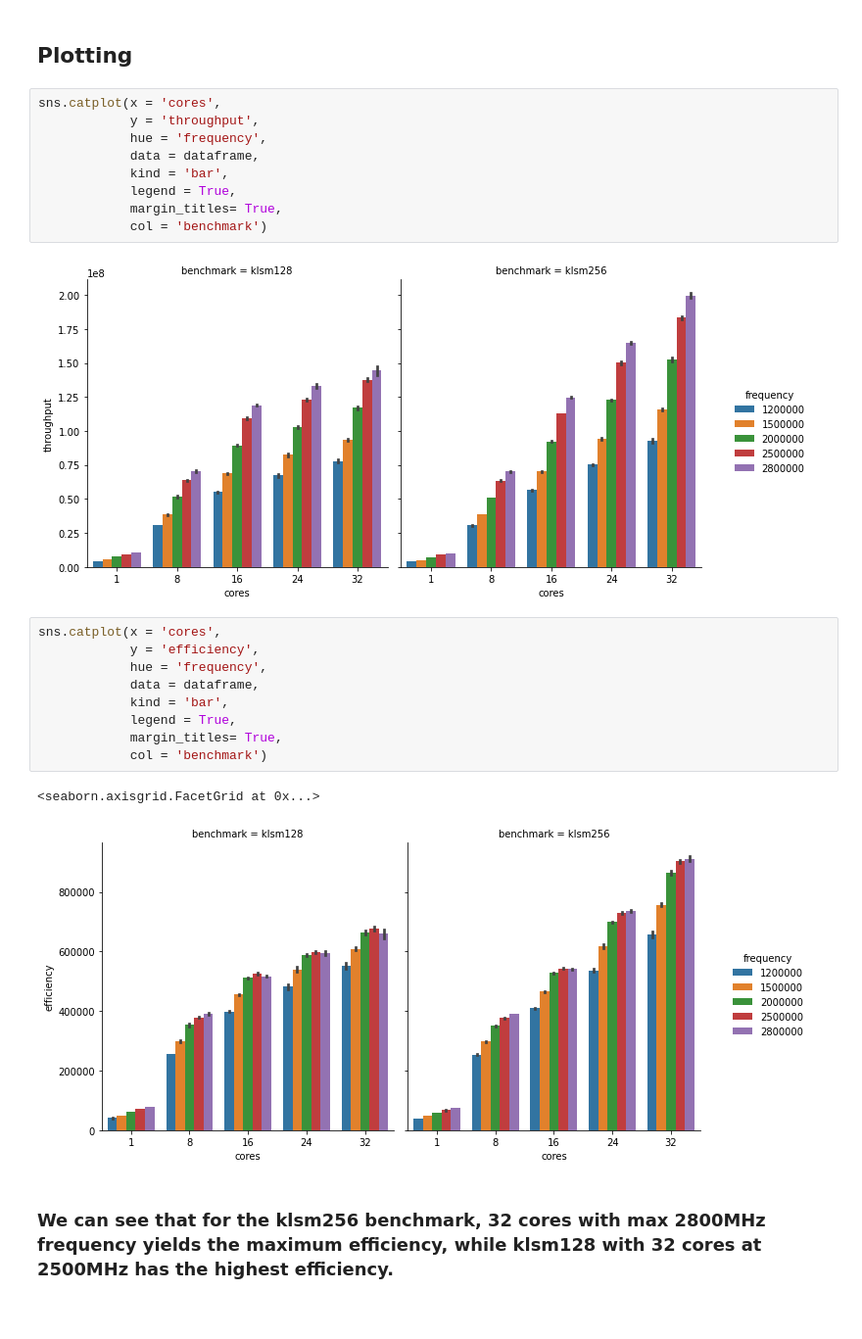
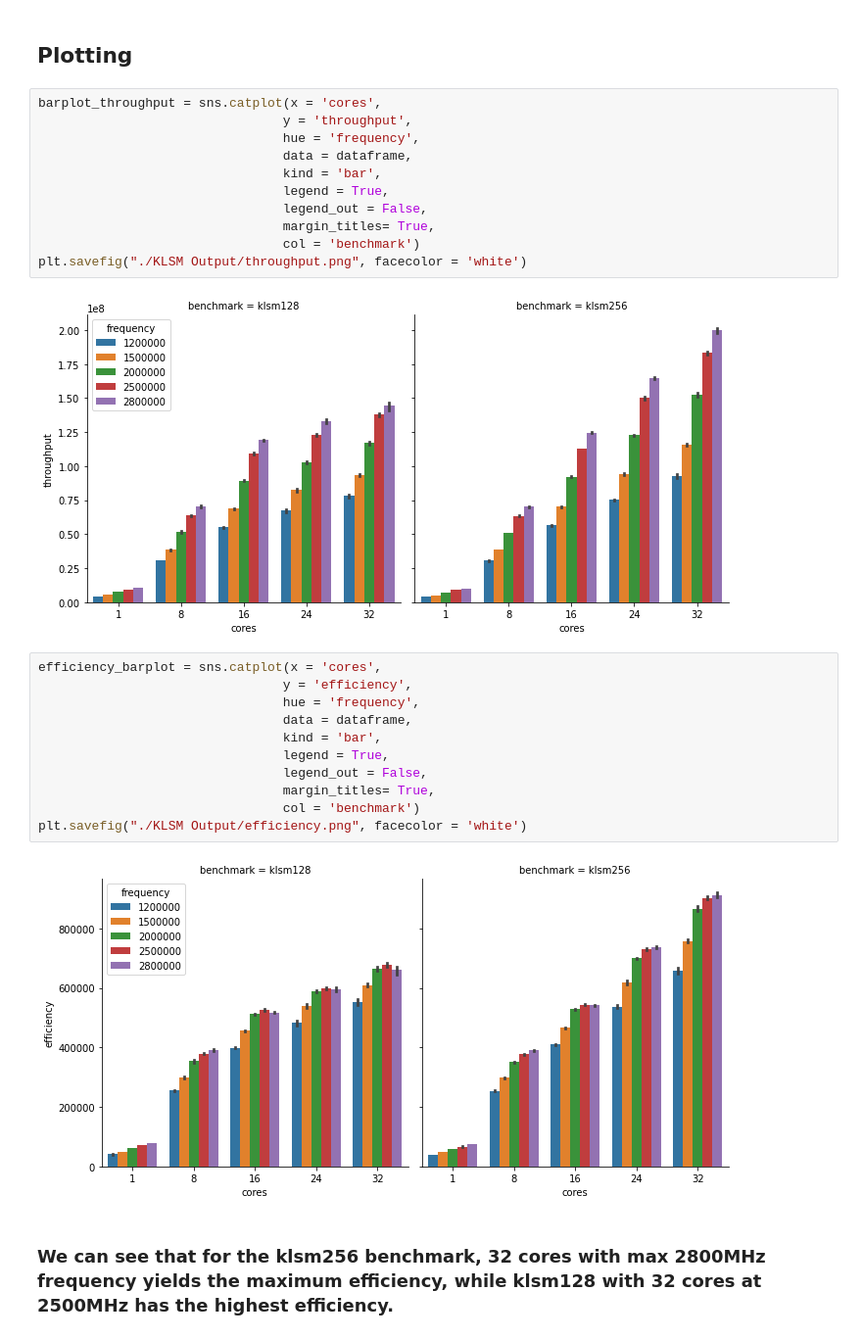
Before and after one commit to madhava20217/Relaxed_Memory_study, a Jupyter notebook: klsm_analysis.ipynb, the cells around one changed output. Shown at 98% size. Cells and saved outputs as stored; diff of their text form; blank space fills up the shorter version.

Commit message:
efficiency and throughput

```diff
--- a/klsm_analysis.ipynb
+++ b/klsm_analysis.ipynb
@@ -78,27 +78,30 @@ The performance per watt numbers are highest for 32 cores at 2.8GHz for the klsm
 # %% [markdown]
 ## Plotting
 # %%
-sns.catplot(x = 'cores',
-            y = 'throughput',
-            hue = 'frequency',
-            data = dataframe,
-            kind = 'bar',
-            legend = True,
-            margin_titles= True,
-            col = 'benchmark')
+barplot_throughput = sns.catplot(x = 'cores',
+                                y = 'throughput',
+                                hue = 'frequency',
+                                data = dataframe,
+                                kind = 'bar',
+                                legend = True,
+                                legend_out = False,
+                                margin_titles= True,
+                                col = 'benchmark')
+plt.savefig("./KLSM Output/throughput.png", facecolor = 'white')
 # %% [output]
-[figure, old version]
+[figure, new version]
 # %%
-sns.catplot(x = 'cores',
-            y = 'efficiency',
-            hue = 'frequency',
-            data = dataframe,
-            kind = 'bar',
-            legend = True,
-            margin_titles= True,
-            col = 'benchmark')
+efficiency_barplot = sns.catplot(x = 'cores',
+                                y = 'efficiency',
+                                hue = 'frequency',
+                                data = dataframe,
+                                kind = 'bar',
+                                legend = True,
+                                legend_out = False,
+                                margin_titles= True,
+                                col = 'benchmark')
+plt.savefig("./KLSM Output/efficiency.png", facecolor = 'white')
 # %% [output]
-<seaborn.axisgrid.FacetGrid at 0x...>
-[figure, old version]
+[figure, new version]
 # %% [markdown]
 ### We can see that for the klsm256 benchmark, 32 cores with max 2800MHz frequency yields the maximum efficiency, while klsm128 with 32 cores at 2500MHz has the highest efficiency.
```
Also changed, not shown: 4 other files.
